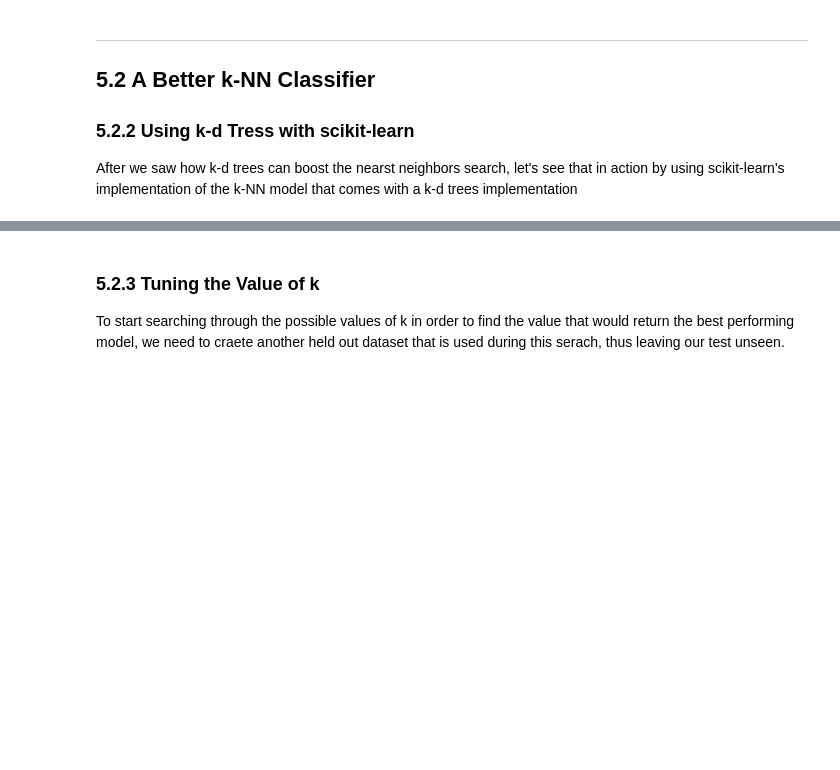
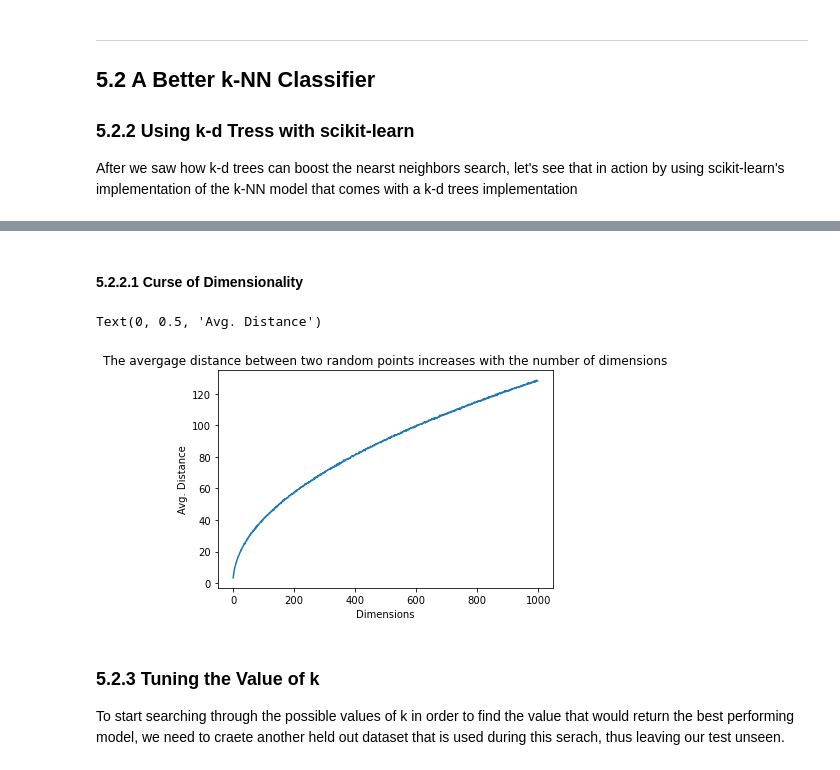
Before and after one commit to pmayd/How-Machine-Learning-Works, a Jupyter notebook: Part 1/Chapter 5.ipynb, the cells around one changed output, grey strips where cells are left out. Drawn from its saved outputs; the diff is of its cells as text; code cells hidden in the pictures; blank space fills up the shorter version.

```diff
--- a/Part 1/Chapter 5.ipynb
+++ b/Part 1/Chapter 5.ipynb
@@ -202,5 +202,5 @@ def d(p1, p2):
     return math.sqrt(squared_distance)
 # %%
 def d(p1: np.ndarray, p2: np.ndarray):
-    return np.sqrt(sum((x1 - x2) ** 2 for x1, x2 in zip(p1, p2)))
+    return math.sqrt(sum((x1 - x2) ** 2 for x1, x2 in zip(p1, p2)))
 # %%
@@ -400,3 +402,26 @@ Test Error 0.1176, Test Accuracy: 0.8824
+# %% [markdown]
+#### 5.2.2.1 Curse of Dimensionality
+# %%
+import matplotlib.pyplot as plt
+
+avg_distances = []
+
+for d in range(1, 1000):
+    distances = np.zeros(100)
+    for i in range(100):
+        x,y = np.random.randint(0, 10, size=(2, d))
+        distances[i] = np.sqrt(np.sum((x-y) ** 2))
+
+    avg_distances.append(distances.mean())
+
+plt.plot(avg_distances)
+
+plt.title("The avergage distance between two random points increases with the number of dimensions")
+plt.xlabel("Dimensions")
+plt.ylabel("Avg. Distance")
+# %% [output]
+Text(0, 0.5, 'Avg. Distance')
+[figure, added]
 # %% [markdown]
 ### 5.2.3 Tuning the Value of k
 
```
Also changed, not shown: parts of 14 cells of this notebook.
